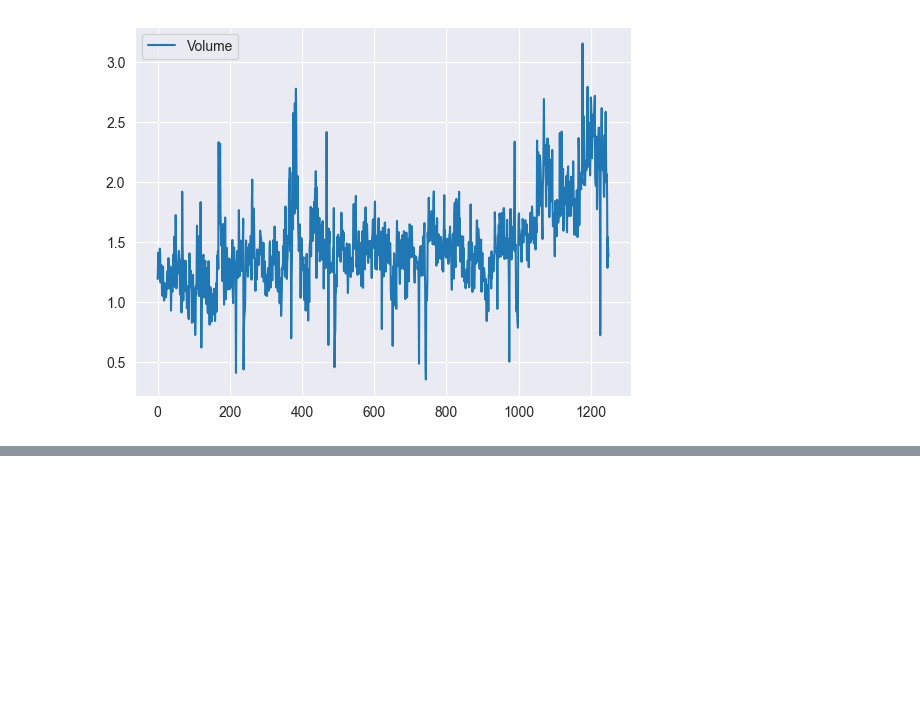
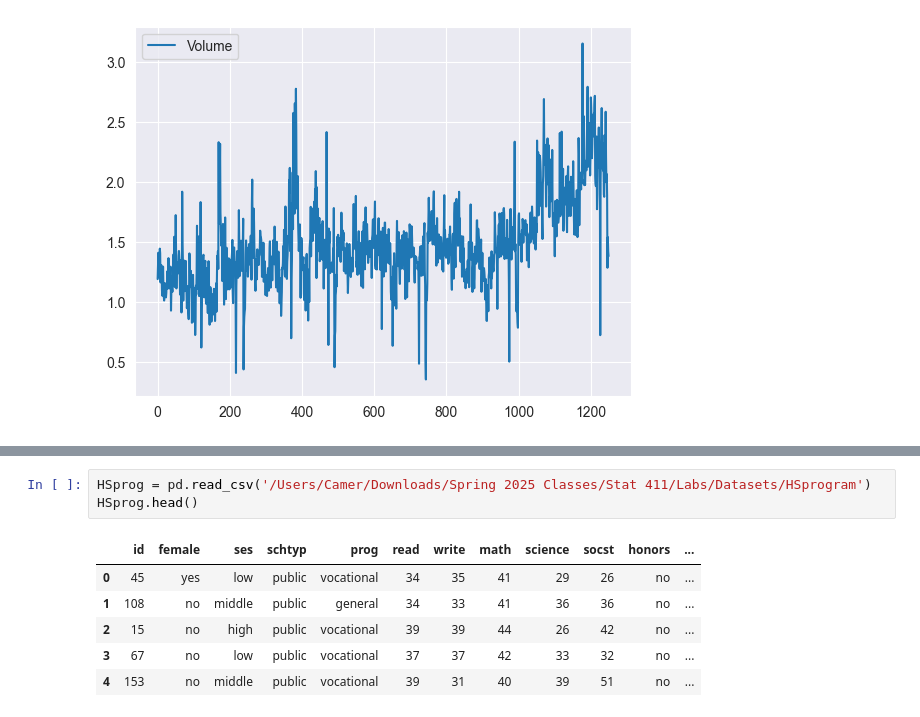
Before and after one commit to CameronOldweiler/DataProjects, a Jupyter notebook: Chapter4Lab.ipynb, the cells around one changed output, grey strips where cells are left out. Cells and saved outputs as stored; diff of their text form; blank space fills up the shorter version.

```diff
--- a/Chapter4Lab.ipynb
+++ b/Chapter4Lab.ipynb
@@ -46,0 +177,10 @@ Smarket.plot(y = 'Volume');
+# %%
+HSprog = pd.read_csv('/Users/Camer/Downloads/Spring 2025 Classes/Stat 411/Labs/Datasets/HSprogram')
+HSprog.head()
+# %% [output]
+|  | id | female | ses | schtyp | prog | read | write | math | science | socst | honors | ... |
+| 0 | 45 | yes | low | public | vocational | 34 | 35 | 41 | 29 | 26 | no | ... |
+| 1 | 108 | no | middle | public | general | 34 | 33 | 41 | 36 | 36 | no | ... |
+| 2 | 15 | no | high | public | vocational | 39 | 39 | 44 | 26 | 42 | no | ... |
+| 3 | 67 | no | low | public | vocational | 37 | 37 | 42 | 33 | 32 | no | ... |
+| 4 | 153 | no | middle | public | vocational | 39 | 31 | 40 | 39 | 51 | no | ... |
```
Also changed, not shown: parts of 19 cells of this notebook.
